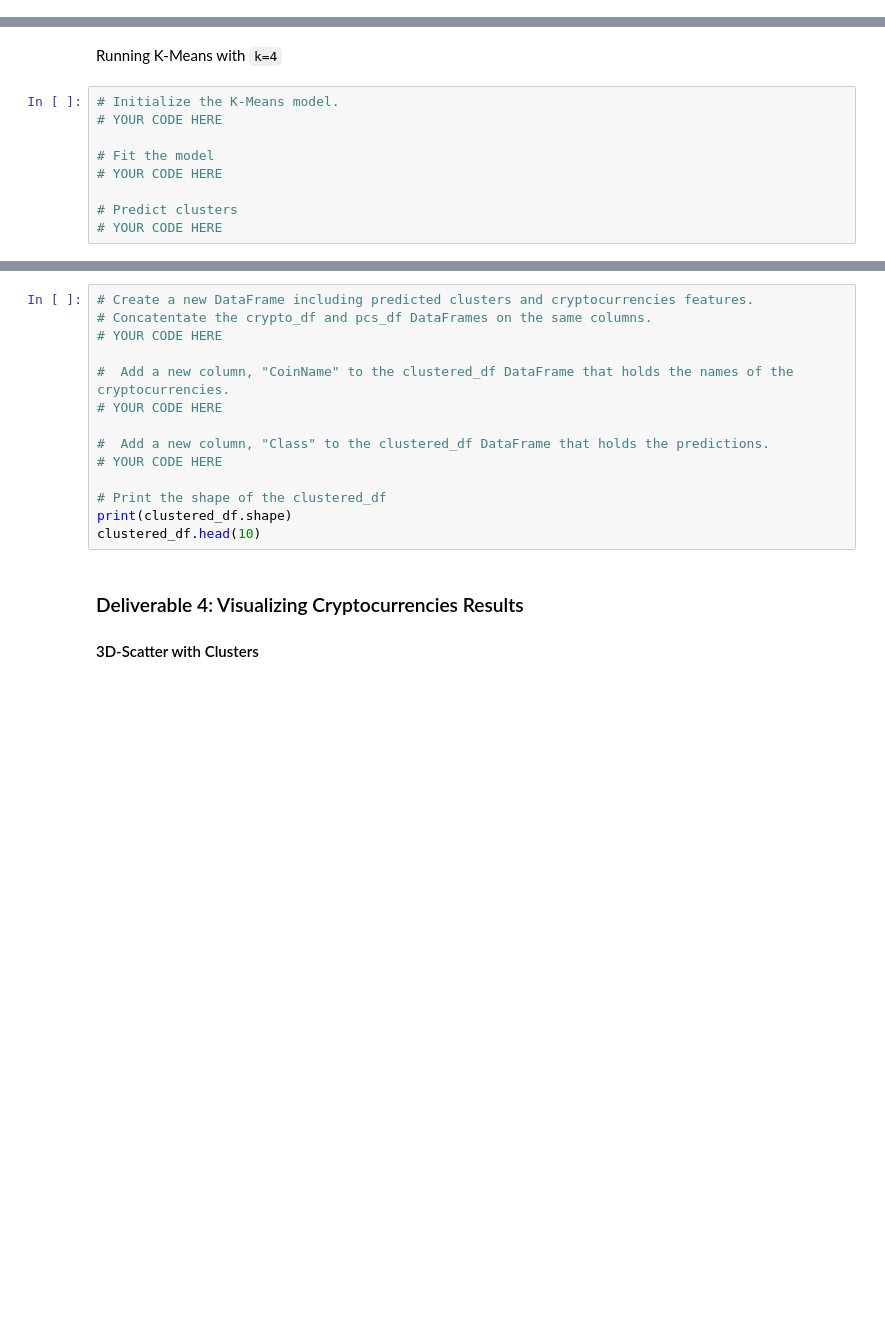
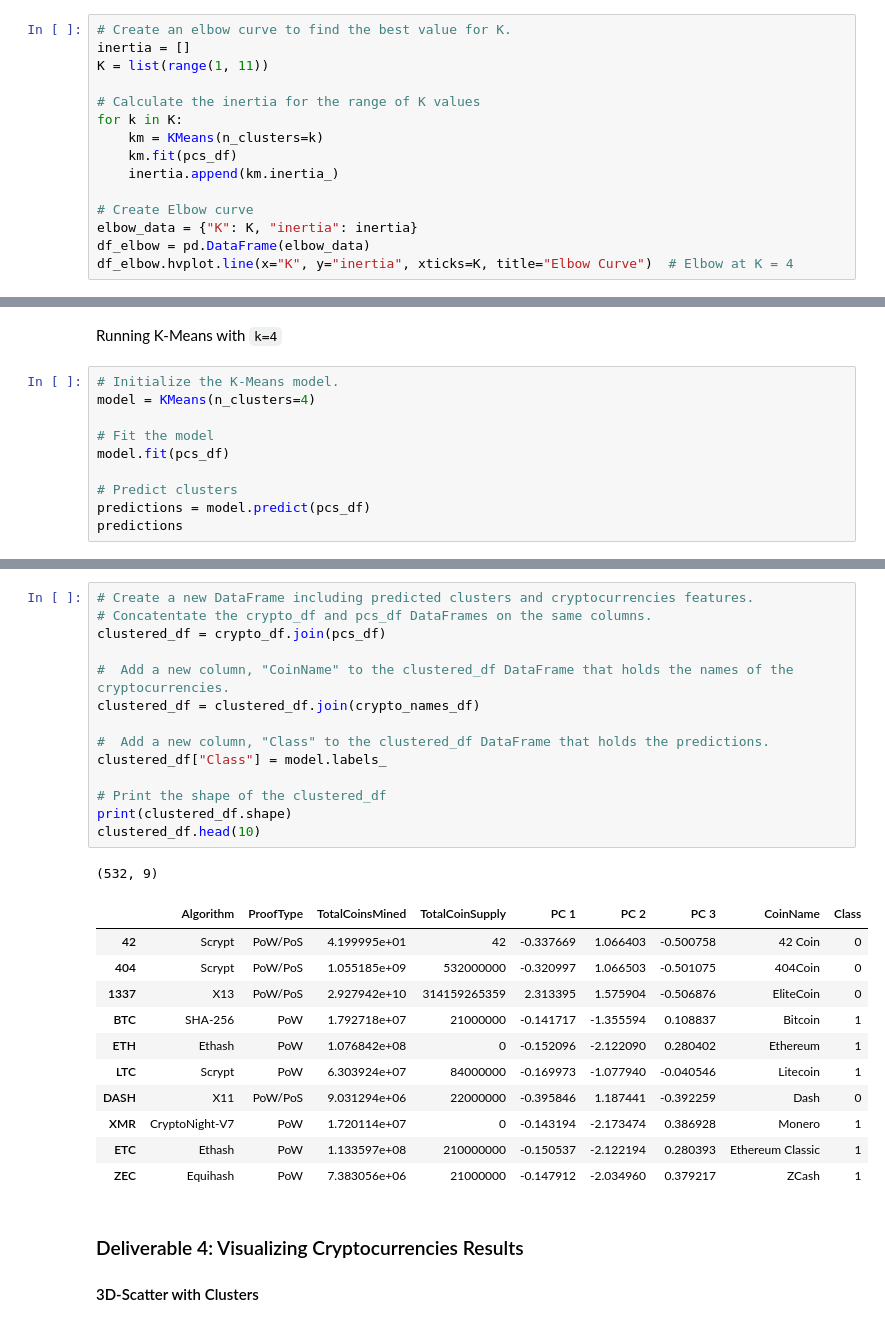
Before and after one commit to jsheppard95/Cryptocurrencies, a Jupyter notebook: crypto_clustering.ipynb, the cells around one changed output, grey strips where cells are left out. Drawn from its saved outputs; the diff is of its cells as text; blank space fills up the shorter version.

Commit message:
ENH: D3 elbow curve and KMeans of PCA

```diff
--- a/crypto_clustering.ipynb
+++ b/crypto_clustering.ipynb
@@ -241,0 +239,15 @@ pcs_df.head(10)
+# %%
+# Create an elbow curve to find the best value for K.
+inertia = []
+K = list(range(1, 11))
+
+# Calculate the inertia for the range of K values
+for k in K:
+    km = KMeans(n_clusters=k)
+    km.fit(pcs_df)
+    inertia.append(km.inertia_)
+
+# Create Elbow curve
+elbow_data = {"K": K, "inertia": inertia}
+df_elbow = pd.DataFrame(elbow_data)
+df_elbow.hvplot.line(x="K", y="inertia", xticks=K, title="Elbow Curve")  # Elbow at K = 4
@@ -243,10 +257,11 @@ pcs_df.head(10)
 Running K-Means with `k=4`
 # %%
 # Initialize the K-Means model.
-# YOUR CODE HERE
+model = KMeans(n_clusters=4)
 
 # Fit the model
-# YOUR CODE HERE
+model.fit(pcs_df)
 
 # Predict clusters
-# YOUR CODE HERE
+predictions = model.predict(pcs_df)
+predictions
@@ -253,17 +286,30 @@ Running K-Means with `k=4`
 # %%
 # Create a new DataFrame including predicted clusters and cryptocurrencies features.
 # Concatentate the crypto_df and pcs_df DataFrames on the same columns.
-# YOUR CODE HERE
+clustered_df = crypto_df.join(pcs_df)
 
 #  Add a new column, "CoinName" to the clustered_df DataFrame that holds the names of the cryptocurrencies.
-# YOUR CODE HERE
+clustered_df = clustered_df.join(crypto_names_df)
 
 #  Add a new column, "Class" to the clustered_df DataFrame that holds the predictions.
-# YOUR CODE HERE
+clustered_df["Class"] = model.labels_
 
 # Print the shape of the clustered_df
 print(clustered_df.shape)
 clustered_df.head(10)
+# %% [output]
+(532, 9)
+|  | Algorithm | ProofType | TotalCoinsMined | TotalCoinSupply | PC 1 | PC 2 | PC 3 | CoinName | Class |
+| 42 | Scrypt | PoW/PoS | 4.199995e+01 | 42 | -0.337669 | 1.066403 | -0.500758 | 42 Coin | 0 |
+| 404 | Scrypt | PoW/PoS | 1.055185e+09 | 532000000 | -0.320997 | 1.066503 | -0.501075 | 404Coin | 0 |
+| 1337 | X13 | PoW/PoS | 2.927942e+10 | 314159265359 | 2.313395 | 1.575904 | -0.506876 | EliteCoin | 0 |
+| BTC | SHA-256 | PoW | 1.792718e+07 | 21000000 | -0.141717 | -1.355594 | 0.108837 | Bitcoin | 1 |
+| ETH | Ethash | PoW | 1.076842e+08 | 0 | -0.152096 | -2.122090 | 0.280402 | Ethereum | 1 |
+| LTC | Scrypt | PoW | 6.303924e+07 | 84000000 | -0.169973 | -1.077940 | -0.040546 | Litecoin | 1 |
+| DASH | X11 | PoW/PoS | 9.031294e+06 | 22000000 | -0.395846 | 1.187441 | -0.392259 | Dash | 0 |
+| XMR | CryptoNight-V7 | PoW | 1.720114e+07 | 0 | -0.143194 | -2.173474 | 0.386928 | Monero | 1 |
+| ETC | Ethash | PoW | 1.133597e+08 | 210000000 | -0.150537 | -2.122194 | 0.280393 | Ethereum Classic | 1 |
+| ZEC | Equihash | PoW | 7.383056e+06 | 21000000 | -0.147912 | -2.034960 | 0.379217 | ZCash | 1 |
 # %% [markdown]
 ### Deliverable 4: Visualizing Cryptocurrencies Results
 
```
Also changed, not shown: parts of 3 cells of this notebook.
